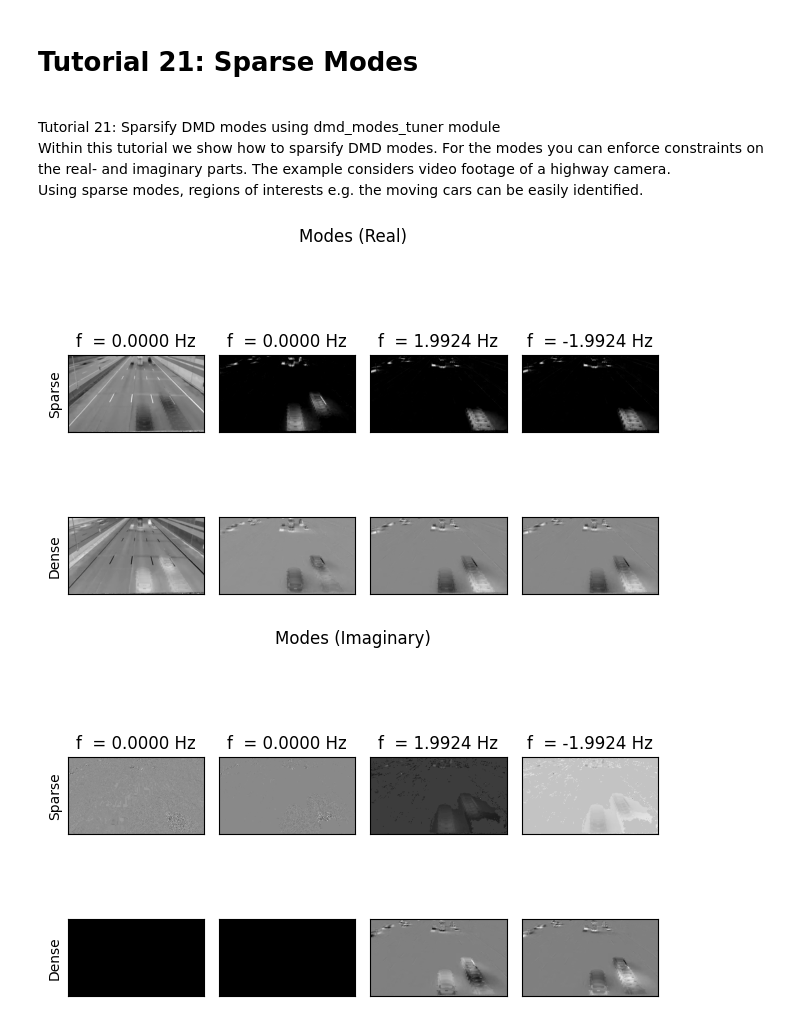
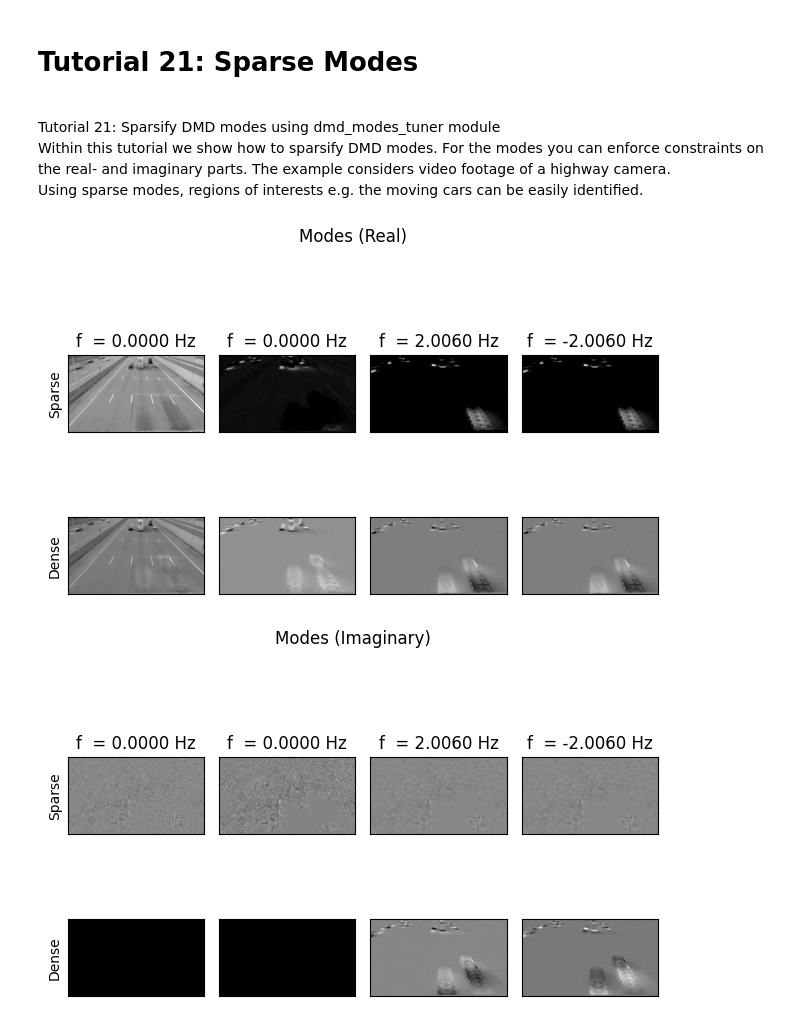
Before and after one commit to greinerth/PyDMD, a Jupyter notebook: tutorials/tutorial21/tutorial-21-sparse-modes.ipynb, the cells around one changed output. Cells and saved outputs as stored; diff of their text form; code cells hidden in the pictures.

```diff
--- a/tutorials/tutorial21/tutorial-21-sparse-modes.ipynb
+++ b/tutorials/tutorial21/tutorial-21-sparse-modes.ipynb
@@ -16,23 +16,14 @@ from pydmd import DMD
 from pydmd.dmd_modes_tuner import BOUND, sparsify_modes
 # %%
 if __name__ == "__main__":
-    DIR = os.path.abspath('')
     DIR = os.path.dirname(os.path.abspath(""))
     DIR = os.path.join(DIR, "data")
 
+    READ_FRAMES = 16
     cap = cv2.VideoCapture(os.path.join(DIR, "cars_lowres.mp4"))
-
-    READ_FRAMES = 16
-    OSQP_settings = {
-        "max_iter": int(1e6),
-        "verbose": False,
-        "linsys_solver": "qdldl",
-        "polish": True
-    }
-
     if not cap.isOpened():
         raise FileNotFoundError(
-            os.path.join(DIR, "cars.mp4") + " does not exist!"
+            os.path.join(DIR, "cars_lowres.mp4") + " does not exist!"
         )
     fps = cap.get(cv2.CAP_PROP_FPS)
 
@@ -47,32 +38,33 @@ if __name__ == "__main__":
                 images[..., i] = frame[..., 0]
                 frames_read += 1
     images = images[..., :frames_read]
-    obs = cv2.resize(
-        images,
-        (int(width), int(height)),
-        interpolation=cv2.INTER_CUBIC,
-    )
-    obs = obs.flatten().reshape((-1, frames_read))
+    images = images[..., ::-1]
+
+    obs = images.flatten().reshape((-1, frames_read))
     dmd = DMD()
     dmd.fit(obs[:, :-1], obs[:, 1:])
     omegas = np.log(dmd.eigs) * fps
 
-    # sort continiuous eigenvalues w.r.t. to imaginary part
-    sorted_idx = np.argsort(np.abs(omegas.imag))
     time = np.arange(obs.shape[-1]) * np.reciprocal(fps)
 
     # Setup lower- and upper bounds for real- and imaginary parts of the modes
-    bounds_real = BOUND(0.0, None)
+    bounds_real = BOUND(0.0, 255.0)
     bounds_imag = BOUND(0.0, 0.0)
-    sparse_modes, amps, _ = sparsify_modes(
+    sparse_modes, amps, idx_ok = sparsify_modes(
         omegas,
         time,
         obs,
-        beta=1e-6,
+        alpha=1.0,
+        beta=1e-4,
         bounds_real=bounds_real,
         bounds_imag=bounds_imag,
-        osqp_settings=OSQP_settings
+        max_iter=5
     )
+    omegas = omegas[idx_ok]
+
+    # sort continiuous eigenvalues w.r.t. to imaginary part
+    sorted_idx = np.argsort(np.abs(omegas.imag))
+
     sparse_modes = sparse_modes[:, sorted_idx]
     dense_modes = dmd.modes[:, sorted_idx]
     amps = amps[sorted_idx]
@@ -89,32 +81,32 @@ if __name__ == "__main__":
         sparse_mode_imag = sparse_modes[:, i].imag.reshape(
             (int(height), int(width))
         )
         dense_mode_imag = dense_modes[:, i].imag.reshape(
             (int(height), int(width))
         )
         ax1[0, i].imshow(sparse_mode_real, cmap="gray")
         ax1[0, i].set_title(f"f  = {omegas[i].imag / 2 / np.pi:.4f} Hz")
         ax1[1, i].imshow(dense_mode_real, cmap="gray")
         ax1[0, i].get_xaxis().set_ticks([])
         ax1[0, i].get_yaxis().set_ticks([])
         ax1[1, i].get_xaxis().set_ticks([])
         ax1[1, i].get_yaxis().set_ticks([])
         ax2[0, i].imshow(sparse_mode_imag, cmap="gray")
         ax2[0, i].set_title(f"f  = {omegas[i].imag / 2 / np.pi:.4f} Hz")
         ax2[1, i].imshow(dense_mode_imag, cmap="gray")
         ax2[0, i].get_xaxis().set_ticks([])
         ax2[0, i].get_yaxis().set_ticks([])
         ax2[1, i].get_xaxis().set_ticks([])
         ax2[1, i].get_yaxis().set_ticks([])
     ax1[0, 0].set_ylabel("Sparse")
     ax1[1, 0].set_ylabel("Dense")
     ax2[0, 0].set_ylabel("Sparse")
     ax2[1, 0].set_ylabel("Dense")
     fig1.suptitle("Modes (Real)")
     fig2.suptitle("Modes (Imaginary)")
     fig1.tight_layout()
     fig2.tight_layout()
     plt.show()
 # %% [output]
-[figure, old version]
+[figure, new version]
-[figure, old version]
+[figure, new version]
```
Also changed, not shown: 1 other file.
